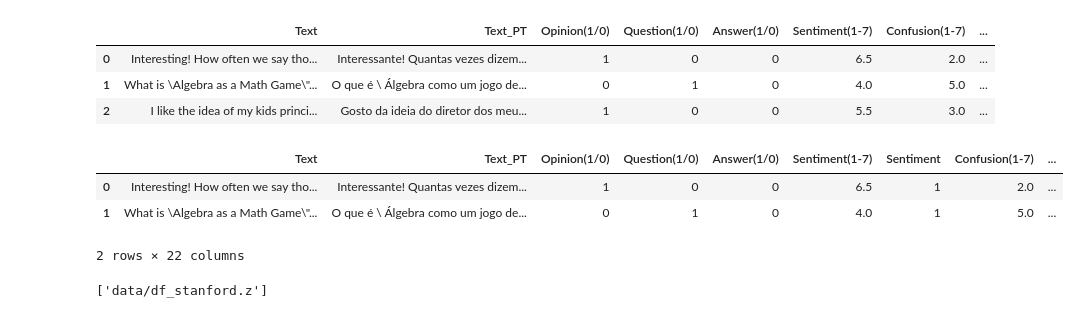
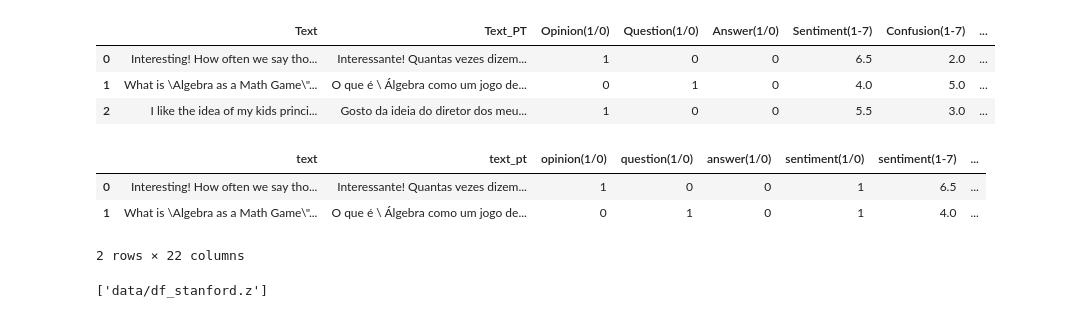
Before and after one commit to antoniolmcandido/api-gpt-label-datasets, a Jupyter notebook: notebook.ipynb, the cells around one changed output. Saved outputs shown, nothing was run; the diff lists cells and outputs as text; code cells hidden in the pictures.

Commit message:
:construction: confusion res3

```diff
--- a/notebook.ipynb
+++ b/notebook.ipynb
@@ -28,14 +28,18 @@ df.head(3)
 | 1 | What is \Algebra as a Math Game\"... | O que é \ Álgebra como um jogo de... | 0 | 1 | 0 | 4.0 | 5.0 | ... |
 | 2 | I like the idea of my kids princi... | Gosto da ideia do diretor dos meu... | 1 | 0 | 0 | 5.5 | 3.0 | ... |
 # %%
-df.insert(6, column='Sentiment', value=df["Sentiment(1-7)"].apply(lambda x: 0 if x < 4 else 1))
-df.insert(8, column='Confusion', value=df["Confusion(1-7)"].apply(lambda x: 0 if x < 4 else 1))
-df.insert(10, column='Urgency', value=df["Urgency(1-7)"].apply(lambda x: 0 if x < 4 else 1))
+# nome das colunas em minusculo
+df.columns = df.columns.str.lower()
+
+# colunas binárias
+df.insert(5, column='sentiment(1/0)', value=df["sentiment(1-7)"].apply(lambda x: 0 if x < 4 else 1))
+df.insert(7, column='confusion(1/0)', value=df["confusion(1-7)"].apply(lambda x: 0 if x < 4 else 1))
+df.insert(9, column='urgency(1/0)', value=df["urgency(1-7)"].apply(lambda x: 0 if x < 4 else 1))
 df.head(2)
 # %% [output]
-|  | Text | Text_PT | Opinion(1/0) | Question(1/0) | Answer(1/0) | Sentiment(1-7) | Sentiment | Confusion(1-7) | ... |
-| 0 | Interesting! How often we say tho... | Interessante! Quantas vezes dizem... | 1 | 0 | 0 | 6.5 | 1 | 2.0 | ... |
-| 1 | What is \Algebra as a Math Game\"... | O que é \ Álgebra como um jogo de... | 0 | 1 | 0 | 4.0 | 1 | 5.0 | ... |
+|  | text | text_pt | opinion(1/0) | question(1/0) | answer(1/0) | sentiment(1/0) | sentiment(1-7) | ... |
+| 0 | Interesting! How often we say tho... | Interessante! Quantas vezes dizem... | 1 | 0 | 0 | 1 | 6.5 | ... |
+| 1 | What is \Algebra as a Math Game\"... | O que é \ Álgebra como um jogo de... | 0 | 1 | 0 | 1 | 4.0 | ... |
 2 rows × 22 columns
 # %%
 dump(df, "data/df_stanford.z")
```
Also changed, not shown: parts of 33 cells of this notebook.
